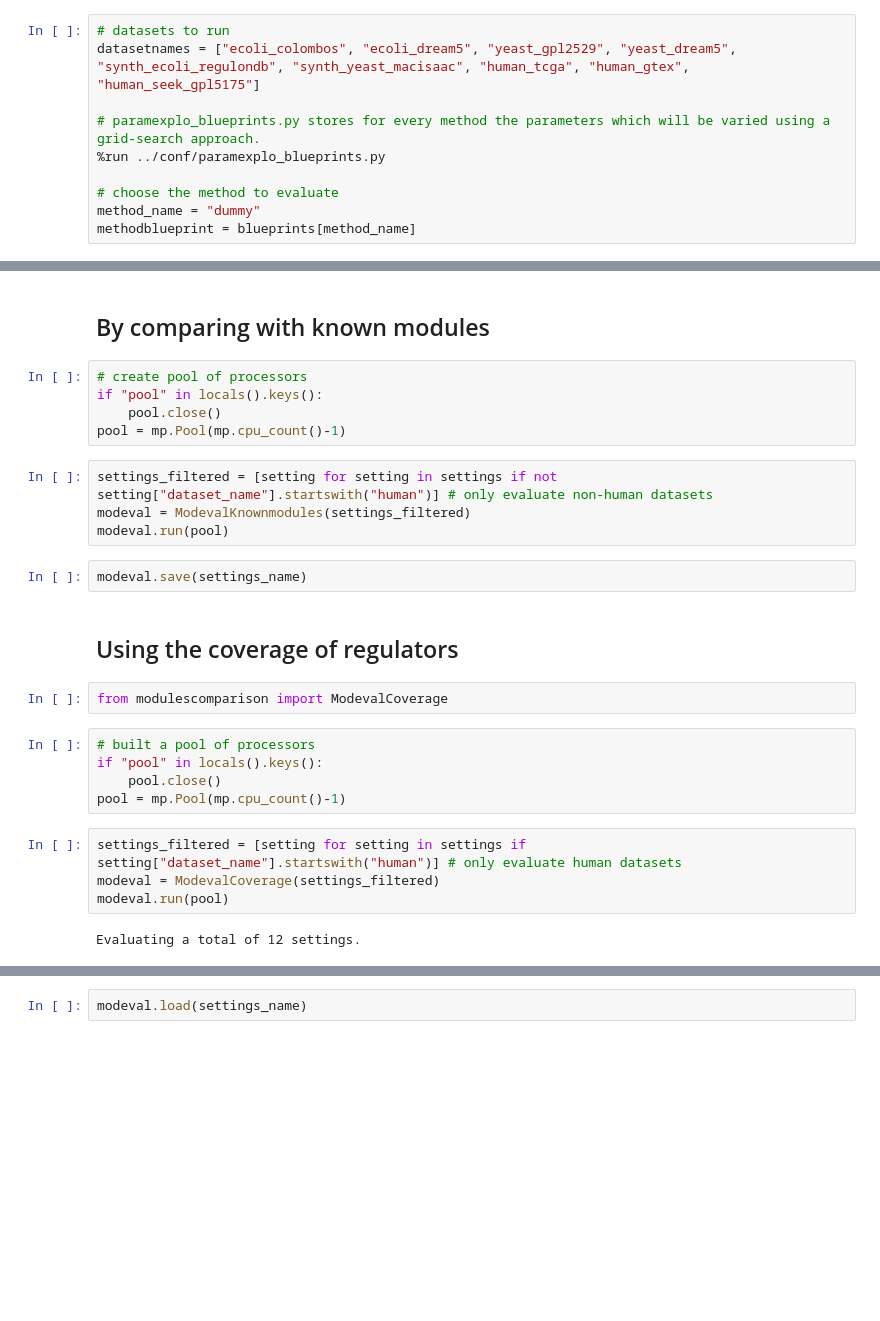
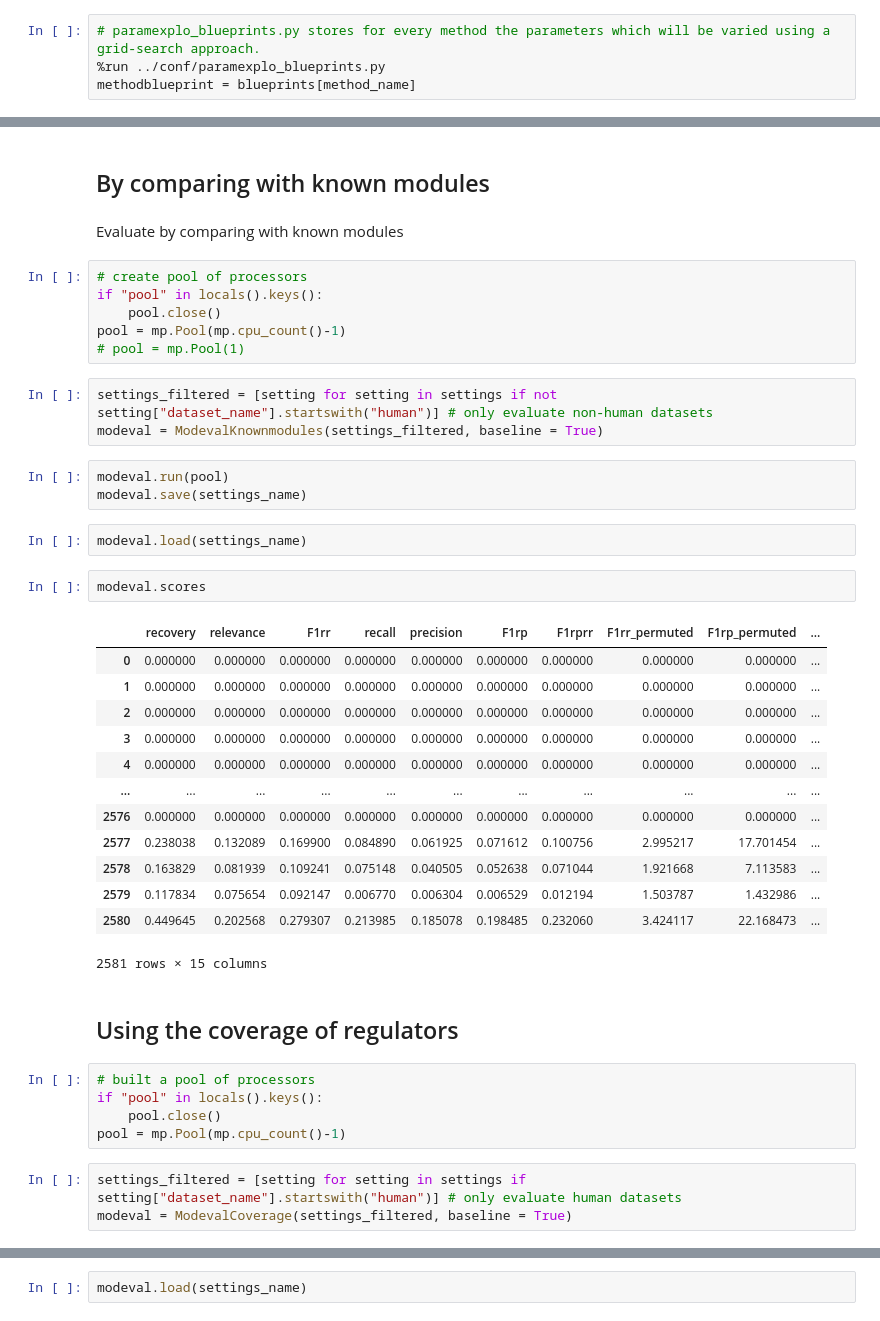
Before and after one commit to saeyslab/moduledetection-evaluation, a Jupyter notebook: notebooks/1 | Running and evaluating methods.ipynb, the cells around one changed output, grey strips where cells are left out. Drawn from its saved outputs; the diff is of its cells as text; blank space fills up the shorter version.

```diff
--- a/notebooks/1 | Running and evaluating methods.ipynb
+++ b/notebooks/1 | Running and evaluating methods.ipynb
@@ -50,10 +75,4 @@ This function will be called by scripts/moduledetection.py , which will save the
 # %%
-# datasets to run
-datasetnames = ["ecoli_colombos", "ecoli_dream5", "yeast_gpl2529", "yeast_dream5", "synth_ecoli_regulondb", "synth_yeast_macisaac", "human_tcga", "human_gtex", "human_seek_gpl5175"]
-
 # paramexplo_blueprints.py stores for every method the parameters which will be varied using a grid-search approach.
 %run ../conf/paramexplo_blueprints.py
-
-# choose the method to evaluate
-method_name = "dummy"
 methodblueprint = blueprints[method_name]
@@ -123,20 +156,39 @@ parallel -a tmp/paramexplo/dummy.txt
 # %% [markdown]
 ## By comparing with known modules
+# %% [markdown]
+Evaluate by comparing with known modules
 # %%
 # create pool of processors
 if "pool" in locals().keys():
     pool.close()
 pool = mp.Pool(mp.cpu_count()-1)
+# pool = mp.Pool(1)
 # %%
 settings_filtered = [setting for setting in settings if not setting["dataset_name"].startswith("human")] # only evaluate non-human datasets
-modeval = ModevalKnownmodules(settings_filtered)
-modeval.run(pool)
+modeval = ModevalKnownmodules(settings_filtered, baseline = True)
 # %%
+modeval.run(pool)
 modeval.save(settings_name)
+# %%
+modeval.load(settings_name)
+# %%
+modeval.scores
+# %% [output]
+|  | recovery | relevance | F1rr | recall | precision | F1rp | F1rprr | F1rr_permuted | F1rp_permuted | ... |
+| 0 | 0.000000 | 0.000000 | 0.000000 | 0.000000 | 0.000000 | 0.000000 | 0.000000 | 0.000000 | 0.000000 | ... |
+| 1 | 0.000000 | 0.000000 | 0.000000 | 0.000000 | 0.000000 | 0.000000 | 0.000000 | 0.000000 | 0.000000 | ... |
+| 2 | 0.000000 | 0.000000 | 0.000000 | 0.000000 | 0.000000 | 0.000000 | 0.000000 | 0.000000 | 0.000000 | ... |
+| 3 | 0.000000 | 0.000000 | 0.000000 | 0.000000 | 0.000000 | 0.000000 | 0.000000 | 0.000000 | 0.000000 | ... |
+| 4 | 0.000000 | 0.000000 | 0.000000 | 0.000000 | 0.000000 | 0.000000 | 0.000000 | 0.000000 | 0.000000 | ... |
+| ... | ... | ... | ... | ... | ... | ... | ... | ... | ... | ... |
+| 2576 | 0.000000 | 0.000000 | 0.000000 | 0.000000 | 0.000000 | 0.000000 | 0.000000 | 0.000000 | 0.000000 | ... |
+| 2577 | 0.238038 | 0.132089 | 0.169900 | 0.084890 | 0.061925 | 0.071612 | 0.100756 | 2.995217 | 17.701454 | ... |
+| 2578 | 0.163829 | 0.081939 | 0.109241 | 0.075148 | 0.040505 | 0.052638 | 0.071044 | 1.921668 | 7.113583 | ... |
+| 2579 | 0.117834 | 0.075654 | 0.092147 | 0.006770 | 0.006304 | 0.006529 | 0.012194 | 1.503787 | 1.432986 | ... |
+| 2580 | 0.449645 | 0.202568 | 0.279307 | 0.213985 | 0.185078 | 0.198485 | 0.232060 | 3.424117 | 22.168473 | ... |
+2581 rows × 15 columns
 # %% [markdown]
 ## Using the coverage of regulators
-# %%
-from modulescomparison import ModevalCoverage
 # %%
 # built a pool of processors
 if "pool" in locals().keys():
@@ -144,8 +196,5 @@ if "pool" in locals().keys():
 pool = mp.Pool(mp.cpu_count()-1)
 # %%
 settings_filtered = [setting for setting in settings if setting["dataset_name"].startswith("human")] # only evaluate human datasets
-modeval = ModevalCoverage(settings_filtered)
-modeval.run(pool)
+modeval = ModevalCoverage(settings_filtered, baseline = True)
-# %% [output]
-Evaluating a total of 12 settings.
 # %%
```
Also changed, not shown: parts of 31 cells of this notebook, 4 other files.
